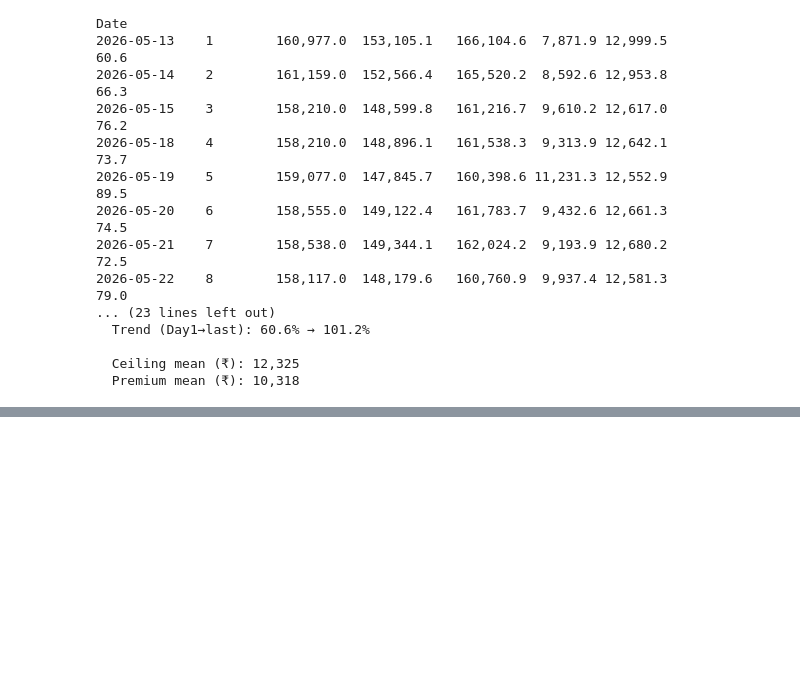
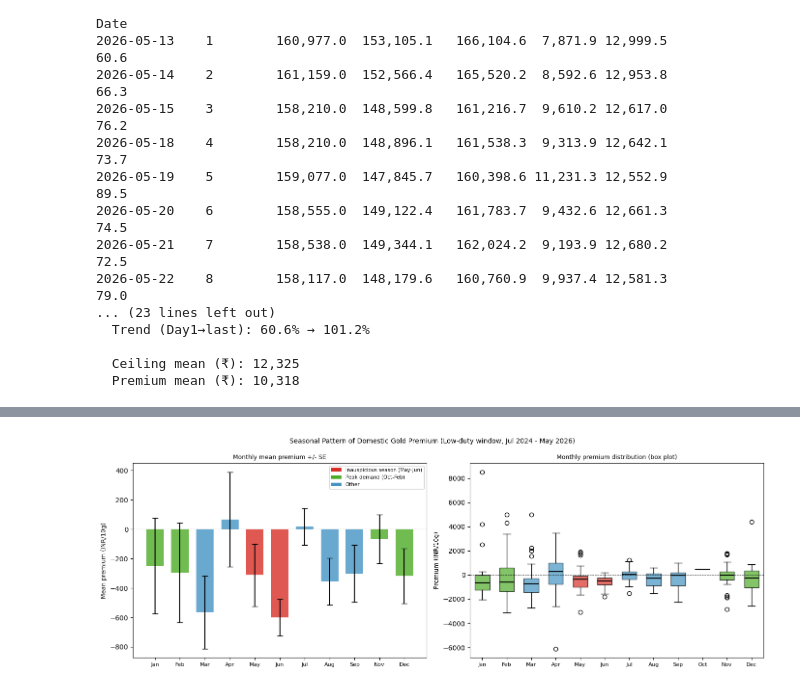
Before and after one commit to OlixIgnacious/gold-policy-project, a Jupyter notebook: notebooks/01_eda.ipynb, the cells around one changed output, grey strips where cells are left out. Saved outputs shown, nothing was run; the diff lists cells and outputs as text; code cells hidden in the pictures; blank space fills up the shorter version.

```diff
--- a/notebooks/01_eda.ipynb
+++ b/notebooks/01_eda.ipynb
@@ -451,0 +1489,97 @@ Date
+# %%
+# ── Cell 14: Seasonality analysis ───────────────────────────────────────
+# India gold demand is deeply seasonal — Akshaya Tritiya (May), Dhanteras/
+# Diwali (Oct-Nov), wedding season (Nov-Feb), inauspicious season (May-Jun).
+# Check: does domestic_premium follow a systematic intra-year pattern?
+
+import matplotlib.pyplot as plt
+import numpy as np
+
+MONTH_NAMES = ["Jan","Feb","Mar","Apr","May","Jun",
+               "Jul","Aug","Sep","Oct","Nov","Dec"]
+
+# Work in the low-duty window only (duty constant at 6% — cleanest signal)
+df_low = df[(df.index >= DUTY_CUT) & (df.index < POLICY_DATE) &
+            df["domestic_premium"].notna()].copy()
+df_low["month"] = df_low.index.month
+
+# Monthly stats
+monthly = df_low.groupby("month")["domestic_premium"].agg(
+    mean="mean", median="median", std="std", count="count"
+).reindex(range(1, 13))
+
+print("=== Monthly premium stats (low-duty window, Jul 2024 - May 2026) ===")
+print("Month        N     Mean    Median     Std")
+print("-" * 50)
+for m, row in monthly.iterrows():
+    if np.isnan(row["mean"]):
+        continue
+    print(MONTH_NAMES[m-1].ljust(8) +
+          str(int(row["count"])).rjust(5) +
+          str(round(row["mean"])).rjust(9) +
+          str(round(row["median"])).rjust(9) +
+          (str(round(row["std"])) if not np.isnan(row["std"]) else "-").rjust(9))
+
+# Figure: two panels
+fig, axes = plt.subplots(1, 2, figsize=(14, 5))
+fig.suptitle("Seasonal Pattern of Domestic Gold Premium (Low-duty window, Jul 2024 - May 2026)",
+             fontsize=10)
+
+# Left: bar chart of monthly means with std error bars
+ax1 = axes[0]
+months_with_data = monthly.dropna()
+x = months_with_data.index.tolist()
+means = months_with_data["mean"].tolist()
+stds  = months_with_data["std"].tolist()
+counts = months_with_data["count"].tolist()
+se = [s / (c**0.5) for s, c in zip(stds, counts)]
+colors = ["#d73027" if m in [5, 6] else
+          "#4dac26" if m in [10, 11, 12, 1, 2] else
+          "#4393c3"
+          for m in x]
+ax1.bar([MONTH_NAMES[m-1] for m in x], means, yerr=se,
+        color=colors, alpha=0.8, capsize=4, width=0.7)
+ax1.axhline(0, color="black", linewidth=0.7, linestyle="--", alpha=0.5)
+ax1.set_ylabel("Mean premium (INR/10g)", fontsize=9)
+ax1.set_title("Monthly mean premium +/- SE", fontsize=9)
+ax1.tick_params(axis="x", labelsize=8)
+# Legend
+from matplotlib.patches import Patch
+legend_els = [Patch(facecolor="#d73027", label="Inauspicious season (May-Jun)"),
+              Patch(facecolor="#4dac26", label="Peak demand (Oct-Feb)"),
+              Patch(facecolor="#4393c3", label="Other")]
+ax1.legend(handles=legend_els, fontsize=7.5)
+
+# Right: box plot by month
+ax2 = axes[1]
+box_data = [df_low[df_low["month"] == m]["domestic_premium"].dropna().values
+            for m in range(1, 13)]
+# Only plot months with data
+nonempty = [(i+1, d) for i, d in enumerate(box_data) if len(d) > 0]
+positions = [m for m, _ in nonempty]
+bdata = [d for _, d in nonempty]
+bp = ax2.boxplot(bdata, positions=positions, widths=0.6,
+                 patch_artist=True, notch=False,
+                 medianprops=dict(color="black", linewidth=1.5))
+for patch, (m, _) in zip(bp["boxes"], nonempty):
+    c = "#d73027" if m in [5, 6] else "#4dac26" if m in [10, 11, 12, 1, 2] else "#4393c3"
+    patch.set_facecolor(c)
+    patch.set_alpha(0.7)
+ax2.axhline(0, color="black", linewidth=0.7, linestyle="--", alpha=0.5)
+ax2.set_xticks(range(1, 13))
+ax2.set_xticklabels(MONTH_NAMES, fontsize=8)
+ax2.set_ylabel("Premium (INR/10g)", fontsize=9)
+ax2.set_title("Monthly premium distribution (box plot)", fontsize=9)
+
+plt.tight_layout()
+plt.savefig(FIG_DIR / "fig10_seasonality.png", dpi=150, bbox_inches="tight")
+plt.show()
+
+# Summary
+print("")
+peak_months = monthly.loc[[10, 11, 12, 1, 2], "mean"].mean()
+inauspicious = monthly.loc[[5, 6], "mean"].mean()
+print("Peak season (Oct-Feb) mean premium:        INR " + str(round(peak_months)))
+print("Inauspicious season (May-Jun) mean premium: INR " + str(round(inauspicious)))
+print("Seasonal gap:                               INR " + str(round(peak_months - inauspicious)))
+# %% [output]
@@ -451,0 +1601 @@ Date
+[figure, added]
```
Also changed, not shown: parts of 18 cells of this notebook, 19 other files.
